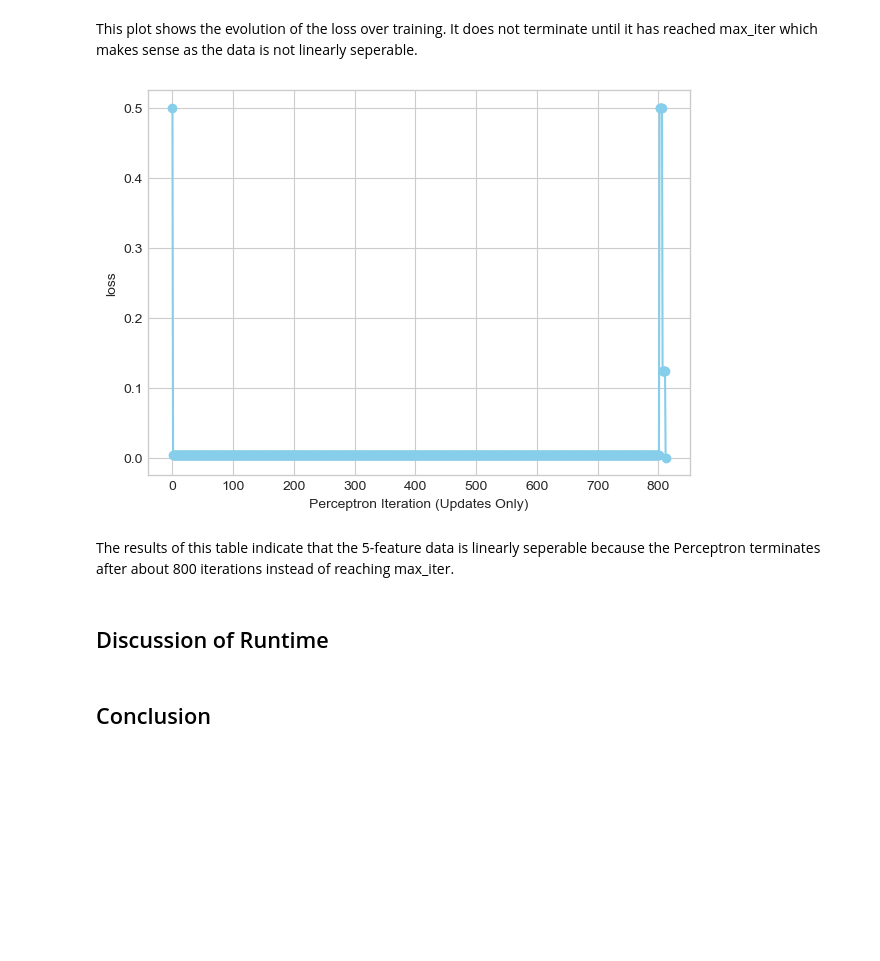
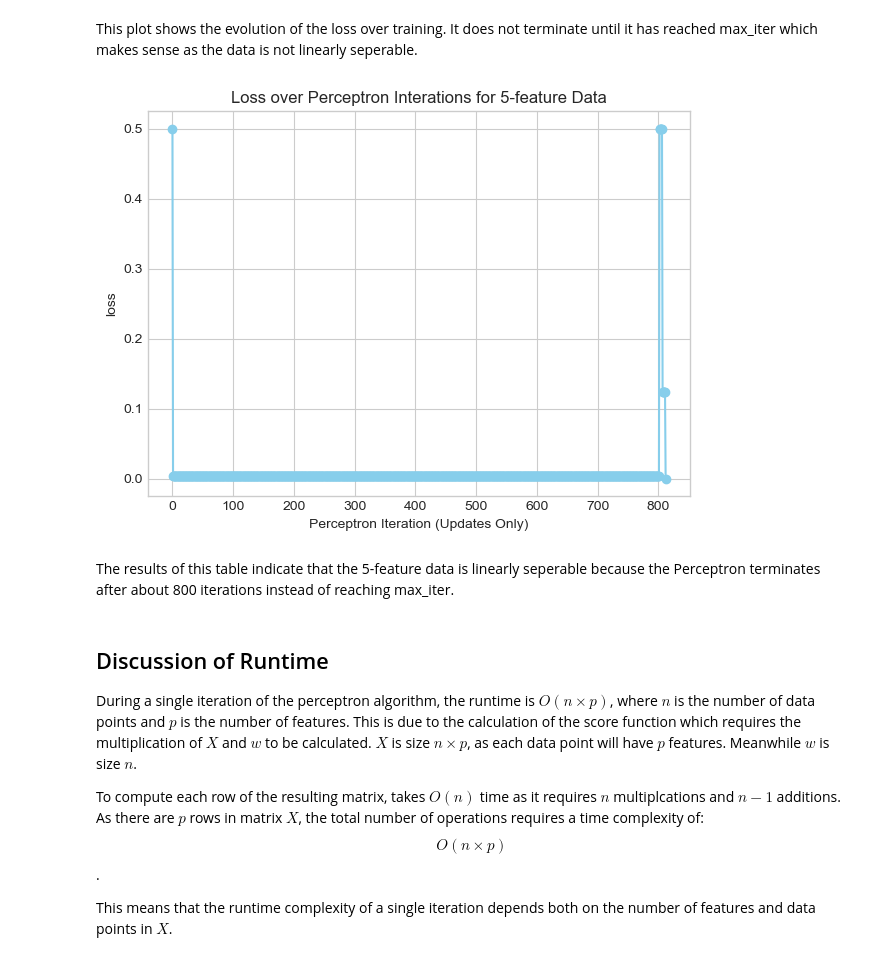
Before and after one commit to cbbaxter/cbbaxter.github.io, a Jupyter notebook: posts/implementing-the-perceptron-alg/index.ipynb, the cells around one changed output. Drawn from its saved outputs; the diff is of its cells as text; code cells hidden in the pictures; blank space fills up the shorter version.

```diff
--- a/posts/implementing-the-perceptron-alg/index.ipynb
+++ b/posts/implementing-the-perceptron-alg/index.ipynb
@@ -314,12 +318,16 @@ while loss > 0: #and max_iter > 0: # dangerous -- only terminates if data is lin
 # %%
 plt.plot(loss_vec, color = "skyblue")
 plt.scatter(torch.arange(len(loss_vec)), loss_vec, color = "skyblue")
-labs = plt.gca().set(xlabel = "Perceptron Iteration (Updates Only)", ylabel = "loss")
+labs = plt.gca().set(xlabel = "Perceptron Iteration (Updates Only)", ylabel = "loss", title = "Loss over Perceptron Interations for 5-feature Data")
 # %% [output]
-[figure, old version]
+[figure, new version]
 # %% [markdown]
 The results of this table indicate that the 5-feature data is linearly seperable because the Perceptron terminates after about 800 iterations instead of reaching max_iter.
-# %% [markdown]
-## Discussion of Runtime
-# %% [markdown]
-## Conclusion
+# %% [markdown]
+## Discussion of Runtime
+
+During a single iteration of the perceptron algorithm, the runtime is $O(n \times p)$, where $n$ is the number of data points and $p$ is the number of features. This is due to the calculation of the score function which requires the multiplication of $X$ and $w$ to be calculated. $X$ is size $n \times p$, as each data point will have $p$ features. Meanwhile $w$ is size $n$.
+
+To compute each row of the resulting matrix, takes $O(n)$ time as it requires $n$ multiplcations and $n-1$ additions. As there are $p$ rows in matrix $X$, the total number of operations requires a time complexity of:  $$O(n \times p)$$.
+
+This means that the runtime complexity of a single iteration depends both on the number of features and data points in $X$.
```
Also changed, not shown: parts of 7 cells of this notebook.
